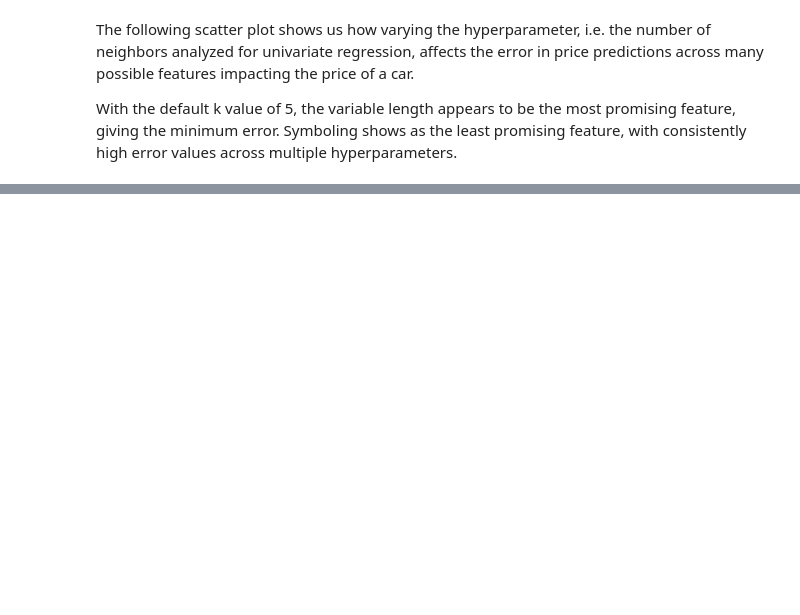
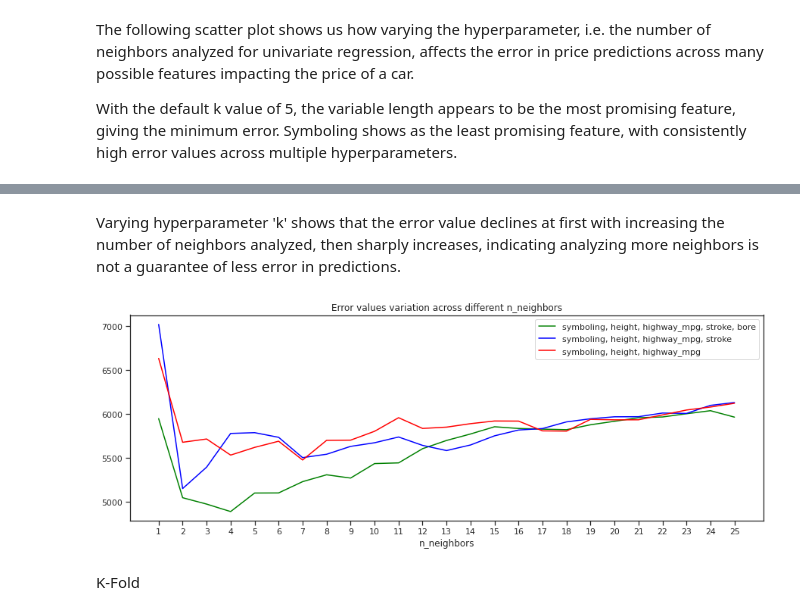
Before and after one commit to aishwaryatiwari/MachineLearning, a Jupyter notebook: DataQuest_Guided_Project_Predicting_Car_Prices.ipynb, the cells around one changed output, grey strips where cells are left out. Drawn from its saved outputs; the diff is of its cells as text; code cells hidden in the pictures; blank space fills up the shorter version.

```diff
--- a/DataQuest_Guided_Project_Predicting_Car_Prices.ipynb
+++ b/DataQuest_Guided_Project_Predicting_Car_Prices.ipynb
@@ -274,0 +220,31 @@ Multivariate regression results with default k-value of 5 -
+# %%
+# Modifiying the multi-variate regression function we created above to accept a hyperparameter in place of using the default value of 5
+# to predict the car price.
+def knn_train_test_hyp(train_cols, tgt_col, df, k_n):
+  cars_train, cars_test = train_test_split(df, test_size=0.3, random_state=1)
+  knn = KNeighborsRegressor(algorithm='brute', n_neighbors=k_n)
+  knn.fit(cars_train[train_cols], cars_train[tgt_col])
+  price_predictions = knn.predict(cars_test[train_cols])
+  rmse = mean_squared_error(cars_test[tgt_col], price_predictions) ** (1/2)
+  return rmse
+# %%
+k_val_list = [x for x in range(1,26)]
+col_rmse_k_list_1 = []
+col_rmse_k_list_2 = []
+col_rmse_k_list_3 = []
+for k in k_val_list:
+  col_rmse_k_list_1.append([k, knn_train_test_hyp(['symboling', 'height', 'highway_mpg', 'stroke', 'bore'], 'price', cars_norm,k)])
+  col_rmse_k_list_2.append([k, knn_train_test_hyp(['symboling', 'height', 'highway_mpg', 'stroke'], 'price', cars_norm,k)])
+  col_rmse_k_list_3.append([k, knn_train_test_hyp(['symboling', 'height', 'highway_mpg'], 'price', cars_norm,k)])
+
+print(col_rmse_k_list)
+
+col_rmse_k_df_1 = pd.DataFrame(col_rmse_k_list_1, columns=['n_neighbors', 'rmse'])
+col_rmse_k_df_1.index = col_rmse_k_df_1['n_neighbors']
+
+col_rmse_k_df_2 = pd.DataFrame(col_rmse_k_list_2, columns=['n_neighbors', 'rmse'])
+col_rmse_k_df_2.index = col_rmse_k_df_2['n_neighbors']
+
+col_rmse_k_df_3 = pd.DataFrame(col_rmse_k_list_3, columns=['n_neighbors', 'rmse'])
+col_rmse_k_df_3.index = col_rmse_k_df_3['n_neighbors']
+print(col_rmse_k_df_1.head(2))
@@ -274,0 +257,15 @@ Multivariate regression results with default k-value of 5 -
+# %% [markdown]
+Varying hyperparameter 'k' shows that the error value declines at first with increasing the number of neighbors analyzed, then sharply increases, indicating analyzing more neighbors is not a guarantee of less error in predictions.
+# %%
+plt.figure(figsize=(15,5))
+col_rmse_k_df_1['rmse'].plot.line(color='green', label="symboling, height, highway_mpg, stroke, bore")
+col_rmse_k_df_2['rmse'].plot.line(color='blue', label = "symboling, height, highway_mpg, stroke")
+col_rmse_k_df_3['rmse'].plot.line(color='red', label = "symboling, height, highway_mpg")
+plt.xticks(range(1, 26))
+plt.title('Error values variation across different n_neighbors')
+plt.legend()
+plt.show()
+# %% [output]
+[figure, added]
+# %% [markdown]
+K-Fold
```
Also changed, not shown: parts of 25 cells of this notebook.
